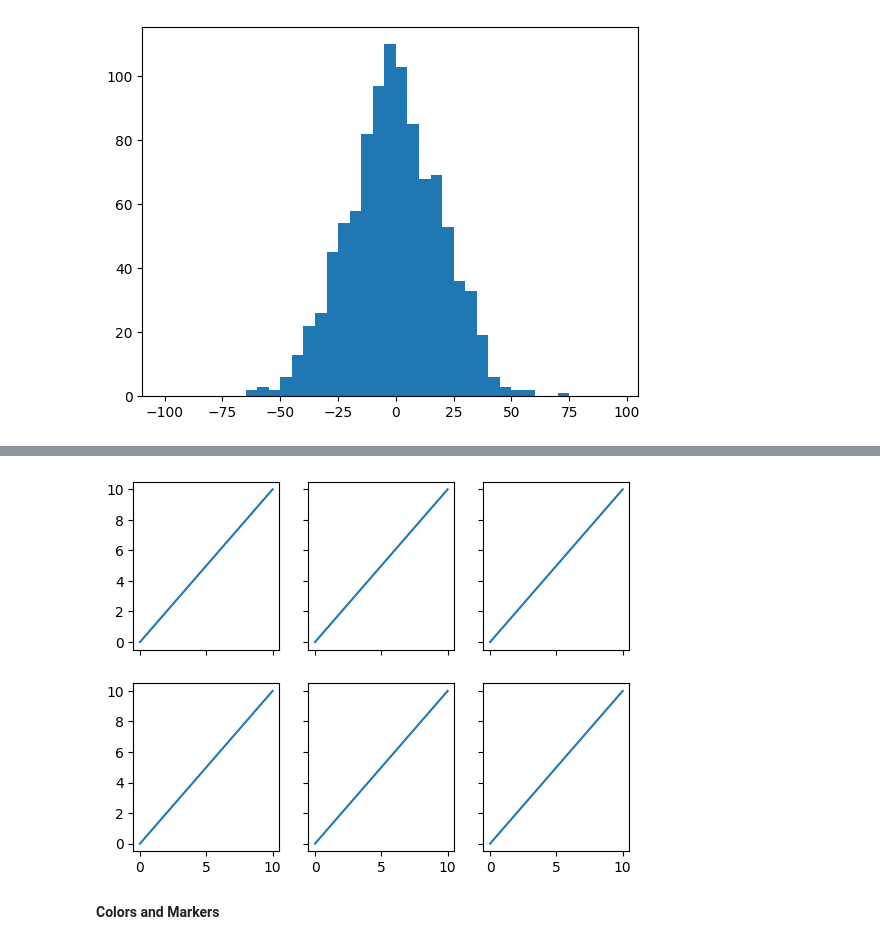
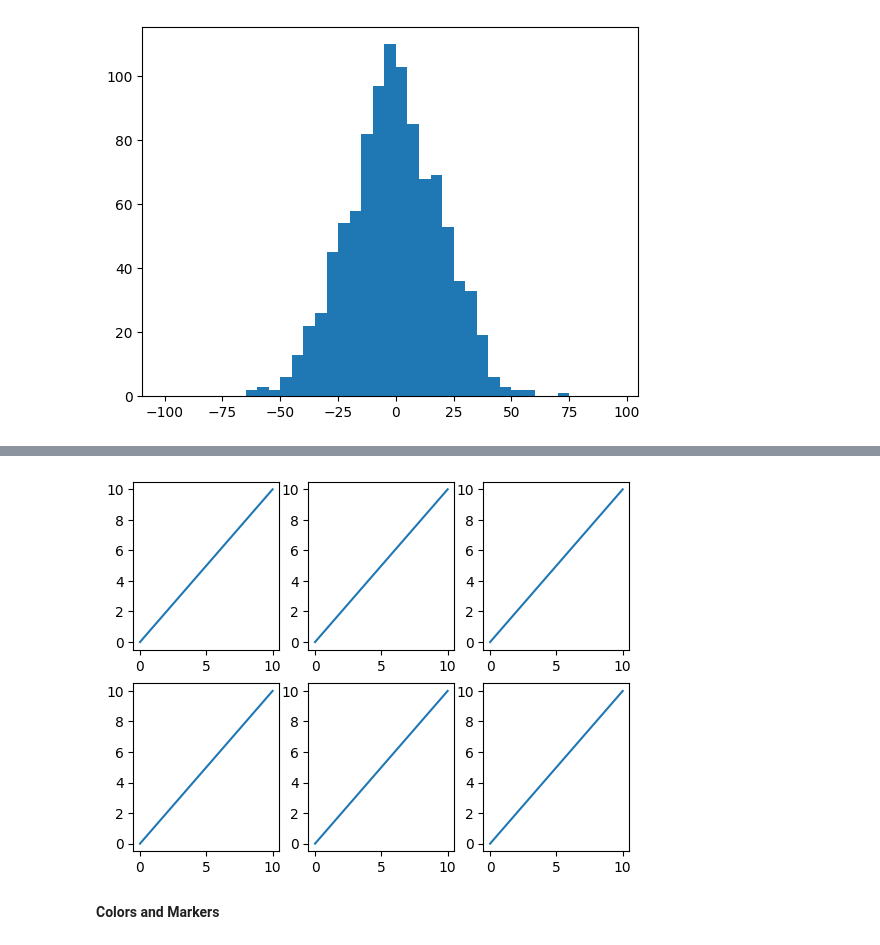
Before and after one commit to uiacap/ML_python, a Jupyter notebook: notes/Ml_python_11_numpy.ipynb, the cells around one changed output, grey strips where cells are left out. Cells and saved outputs as stored; diff of their text form; code cells hidden in the pictures.

```diff
--- a/notes/Ml_python_11_numpy.ipynb
+++ b/notes/Ml_python_11_numpy.ipynb
@@ -665,18 +583,20 @@ plt.show()
 # %%
 x = range(11)
 y = range(11)
 
 fig, ax = plt.subplots(nrows=2, ncols=3,
-                       sharex=True, sharey=True)
-
+                       sharex=False, sharey=False)
 
 for row in ax:
     for col in row:
+
         col.plot(x, y)
 
+
+
 plt.show()
 # %% [output]
-[figure, old version]
+[figure, new version]
 # %% [markdown]
 **Colors and Markers**
 # %%
```
Also changed, not shown: parts of 38 cells of this notebook.
